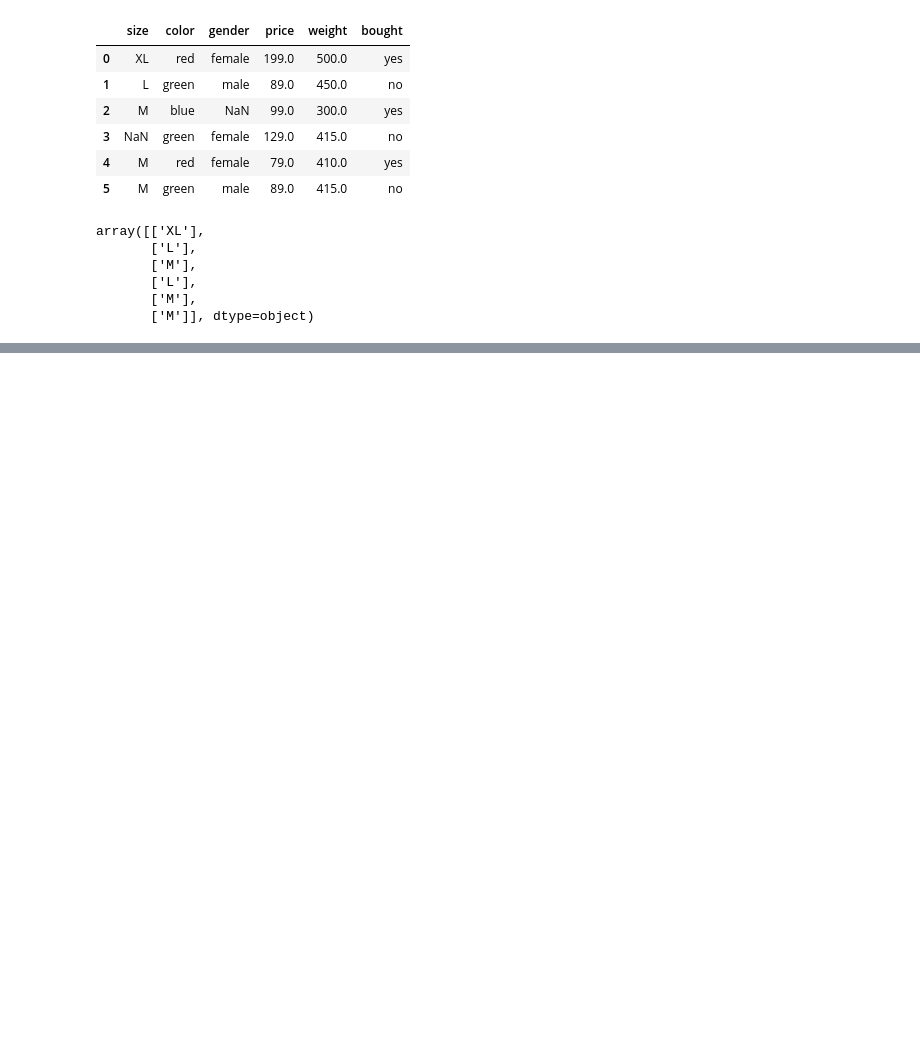
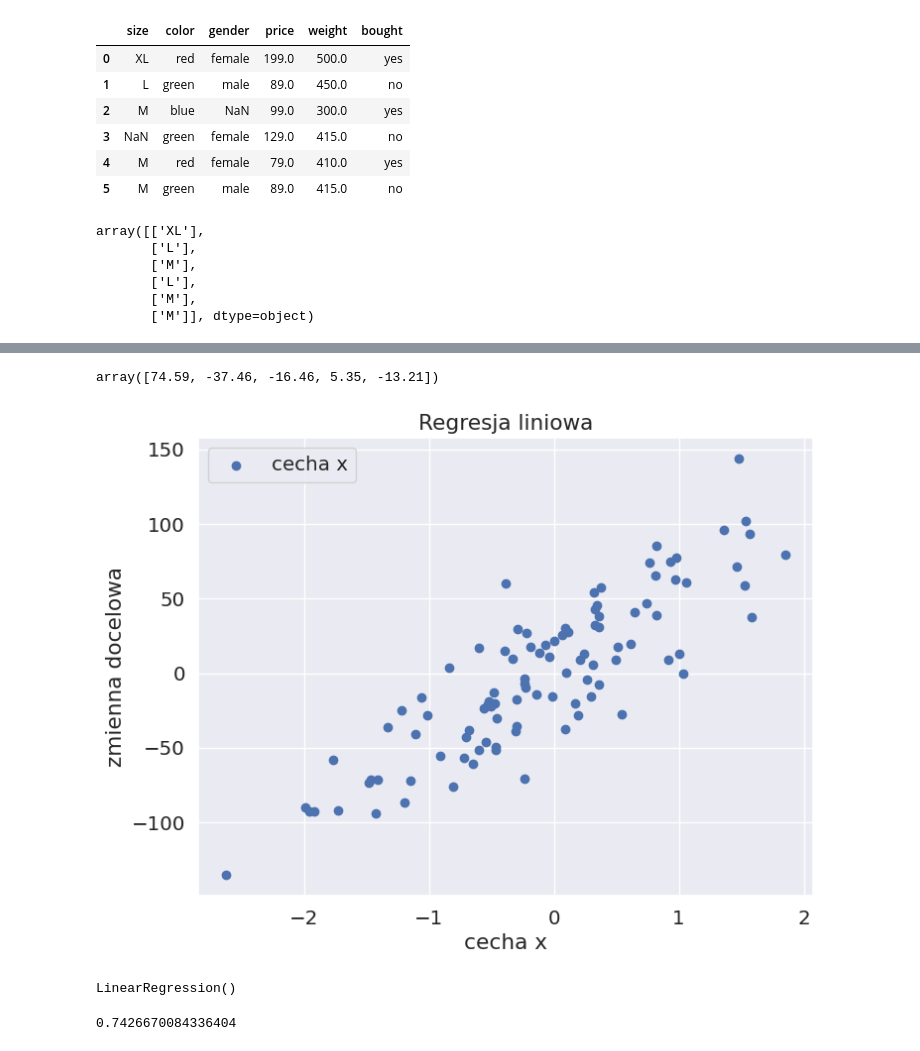
Before and after one commit to mrozik1141/Machine_Leaning, a Jupyter notebook: Machine_Learning_1.ipynb, the cells around one changed output, grey strips where cells are left out. Cells and saved outputs as stored; diff of their text form; code cells hidden in the pictures; blank space fills up the shorter version.

```diff
--- a/Machine_Learning_1.ipynb
+++ b/Machine_Learning_1.ipynb
@@ -209,0 +327,9 @@ array([['XL'],
+# %%
+np.random.seed(42)
+np.set_printoptions(precision=6, suppress=True, edgeitems=30, linewidth=120, formatter=dict(float=lambda x: f"{x:.2f}"))
+sns.set(font_scale=1.3)
+# %%
+from sklearn.datasets import make_regression
+data, target = make_regression(n_samples=100, n_features=1, n_targets=1, noise=30, random_state=42)
+print(f'data shape: {data.shape}')
+print(f'target shape: {target.shape}')
@@ -209,0 +359,24 @@ array([['XL'],
+# %%
+target[:5]
+# %% [output]
+array([74.59, -37.46, -16.46, 5.35, -13.21])
+# %%
+plt.figure(figsize=(8, 6))
+plt.title("Regresja liniowa")
+plt.xlabel('cecha x')
+plt.ylabel('zmienna docelowa')
+plt.scatter(data, target, label='cecha x')
+plt.legend()
+plt.show()
+# %% [output]
+[figure, added]
+# %%
+from sklearn.linear_model import LinearRegression
+regressor = LinearRegression()
+regressor.fit(data, target)
+# %% [output]
+LinearRegression()
+# %%
+regressor.score(data,target)
+# %% [output]
+0.7426670084336404
```
Also changed, not shown: parts of 16 cells of this notebook.
